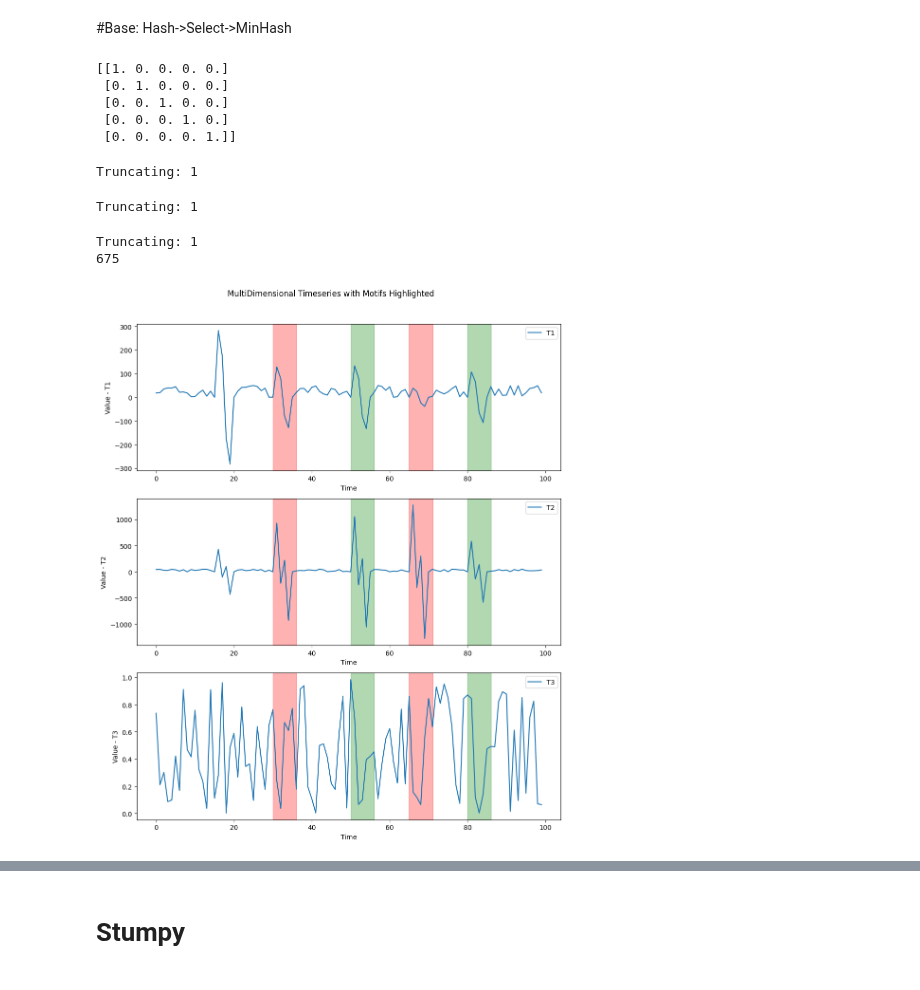
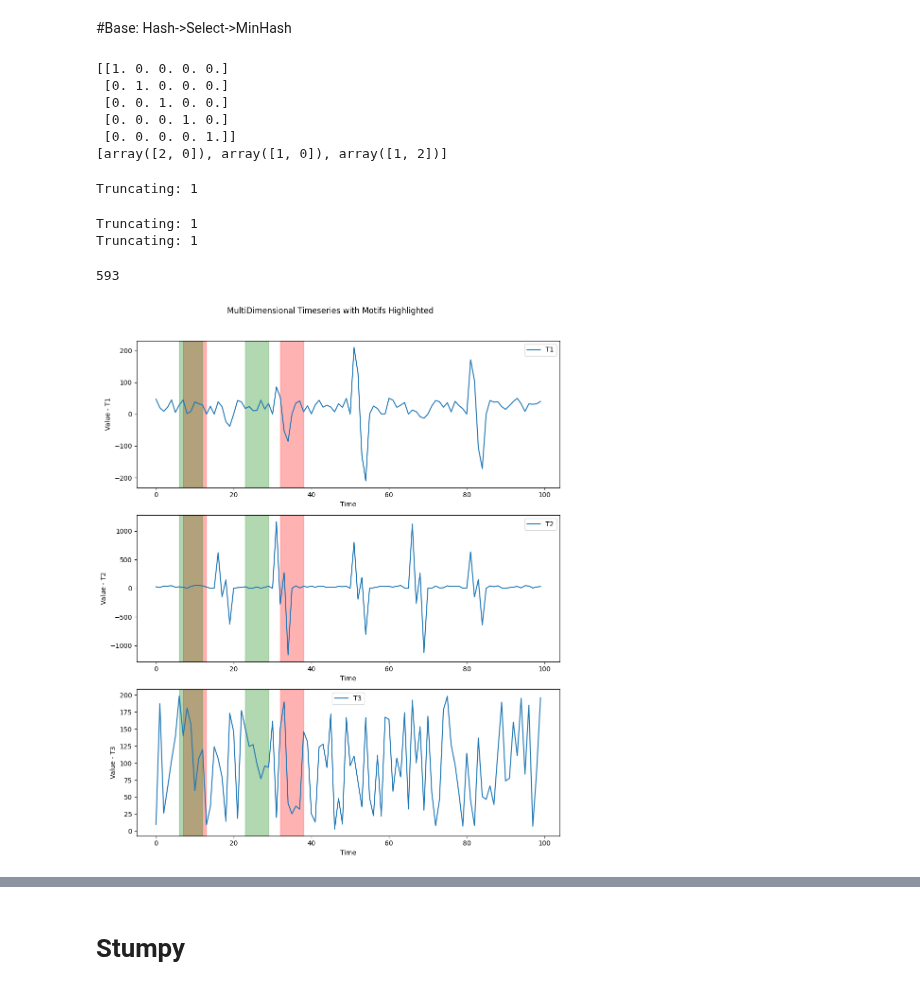
Before and after one commit to aidaLabDEI/LEIT-motifs, a Jupyter notebook: Motif_Discovery.ipynb, the cells around one changed output, grey strips where cells are left out. Drawn from its saved outputs; the diff is of its cells as text; code cells hidden in the pictures.

```diff
--- a/Motif_Discovery.ipynb
+++ b/Motif_Discovery.ipynb
@@ -313,7 +460,7 @@ for loc in motif_locations:
     timeseries_3d[loc:loc+motif_length, 1] = motif_place
 
 # The third dimension is just noise
-timeseries_3d[:, 2] = np.random.rand(100)
+timeseries_3d[:, 2] = np.random.rand(100)*200
 
 # Set parameters
 window_size = 6
@@ -349,40 +496,41 @@ for i, subsequence1 in enumerate(norm):
 print(jaccard_sim)
 
 # Find motifs
-motifs, dist_comp = motif_find2(timeseries_3d, window_size, projection_iter, k, 2, 4, lsh_threshold)
+motifs, dist_comp = pmotif_find(timeseries_3d, window_size, projection_iter, k, 2, 4, lsh_threshold)
 motifs = motifs.queue
 print(dist_comp)
 # Plot the original time series and highlight the motifs, find the motifs in all the time series
 df = pd.DataFrame(timeseries_3d, columns=['T1', 'T2', 'T3'])
 
 # Plot 3 subplots, one for each dimension
 fig, axs = plt.subplots(3, 1, figsize=(10, 12))
 colors = ["red", "green", "blue", "pink", "cyan"]
 for i, dimension in enumerate(['T1', 'T2', 'T3']):
     axs[i].plot(df[dimension], label=dimension)
     axs[i].set_xlabel("Time")
     axs[i].set_ylabel(f"Value - {dimension}")
     axs[i].legend()
 
     for idx, motif in enumerate(motifs):
         # Highlight the motifs in all dimensions
         for m in motif[1][1]:
             axs[i].axvspan(m, m + window_size, color=colors[idx], alpha=0.3)
 
 plt.suptitle("MultiDimensional Timeseries with Motifs Highlighted")
 plt.tight_layout(rect=[0, 0, 1, 0.96])
 plt.show()
 # %% [output]
 [[1. 0. 0. 0. 0.]
  [0. 1. 0. 0. 0.]
  [0. 0. 1. 0. 0.]
  [0. 0. 0. 1. 0.]
  [0. 0. 0. 0. 1.]]
+[array([2, 0]), array([1, 0]), array([1, 2])]
 Truncating: 1
 Truncating: 1
+Truncating: 1
-Truncating: 1
-675
+593
-[figure, old version]
+[figure, new version]
 # %%
 #@title Example 2 - Priority
 df = pd.read_csv("https://zenodo.org/record/4328047/files/toy.csv?download=1")
```
Also changed, not shown: parts of 3 cells of this notebook.
